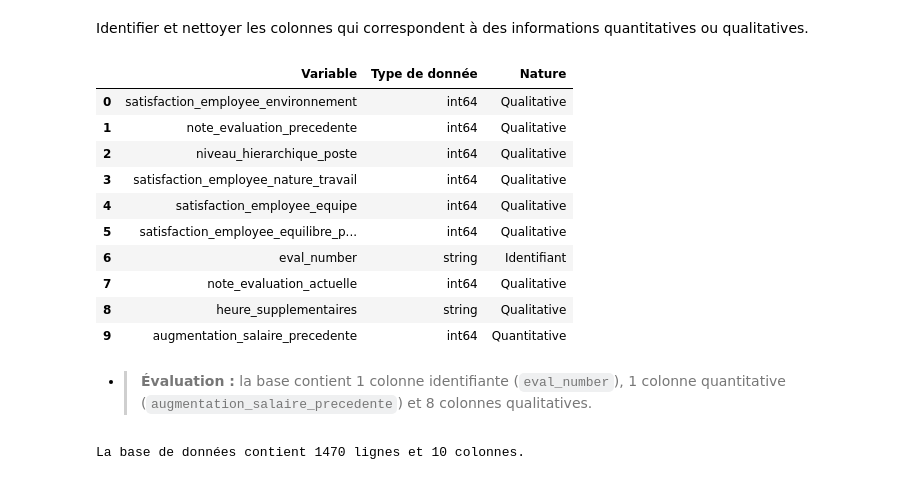
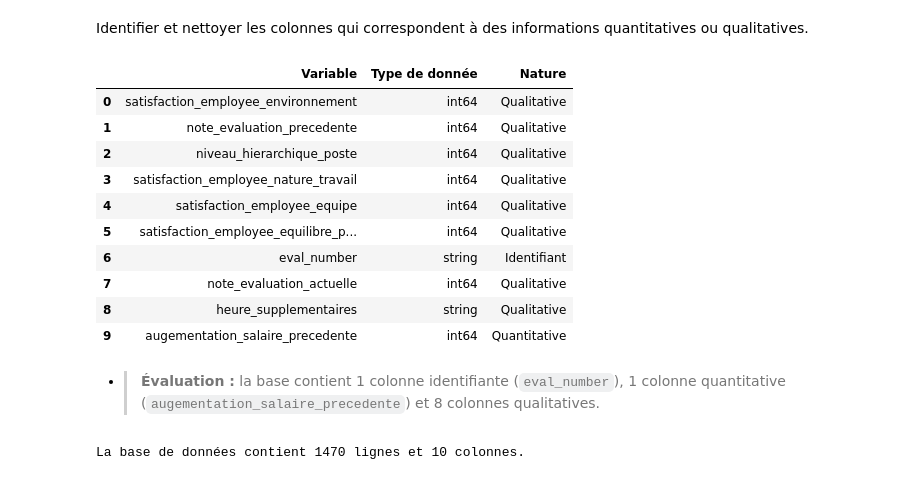
Before and after one commit to rafadmgs/HR_Analytics_Prediction_Turnover_Employee_ESN, a Jupyter notebook: notebooks/P4_E1_analyse_exploratoire.ipynb, the cells around one changed output. Drawn from its saved outputs; the diff is of its cells as text; code cells hidden in the pictures.

```diff
--- a/notebooks/P4_E1_analyse_exploratoire.ipynb
+++ b/notebooks/P4_E1_analyse_exploratoire.ipynb
@@ -233,7 +300,7 @@ classification_evaluation = pd.DataFrame({
         "eval_number",
         "note_evaluation_actuelle",
         "heure_supplementaires",
-        "augmentation_salaire_precedente"
+        "augementation_salaire_precedente"
     ],
     "Type de donnée": [
         "int64",
@@ -246,36 +313,36 @@ classification_evaluation = pd.DataFrame({
         "int64",
         "string",
         "int64"
     ],
     "Nature": [
         "Qualitative",
         "Qualitative",
         "Qualitative",
         "Qualitative",
         "Qualitative",
         "Qualitative",
         "Identifiant",
         "Qualitative",
         "Qualitative",
         "Quantitative"
     ]
 })
 
 classification_evaluation
 # %% [output]
 |  | Variable | Type de donnée | Nature |
 | 0 | satisfaction_employee_environnement | int64 | Qualitative |
 | 1 | note_evaluation_precedente | int64 | Qualitative |
 | 2 | niveau_hierarchique_poste | int64 | Qualitative |
 | 3 | satisfaction_employee_nature_travail | int64 | Qualitative |
 | 4 | satisfaction_employee_equipe | int64 | Qualitative |
 | 5 | satisfaction_employee_equilibre_p... | int64 | Qualitative |
 | 6 | eval_number | string | Identifiant |
 | 7 | note_evaluation_actuelle | int64 | Qualitative |
 | 8 | heure_supplementaires | string | Qualitative |
-| 9 | augmentation_salaire_precedente | int64 | Quantitative |
+| 9 | augementation_salaire_precedente | int64 | Quantitative |
 # %% [markdown]
-- > **Évaluation :** la base contient 1 colonne identifiante (`eval_number`), 1 colonne quantitative (`augmentation_salaire_precedente`) et 8 colonnes qualitatives.
+- > **Évaluation :** la base contient 1 colonne identifiante (`eval_number`), 1 colonne quantitative (`augementation_salaire_precedente`) et 8 colonnes qualitatives.
 # %%
 print("La base de données contient", df_evaluation.shape[0], "lignes et", df_evaluation.shape[1], "colonnes.")
 # %% [output]
```
Also changed, not shown: parts of 51 cells of this notebook, 10 other files.
